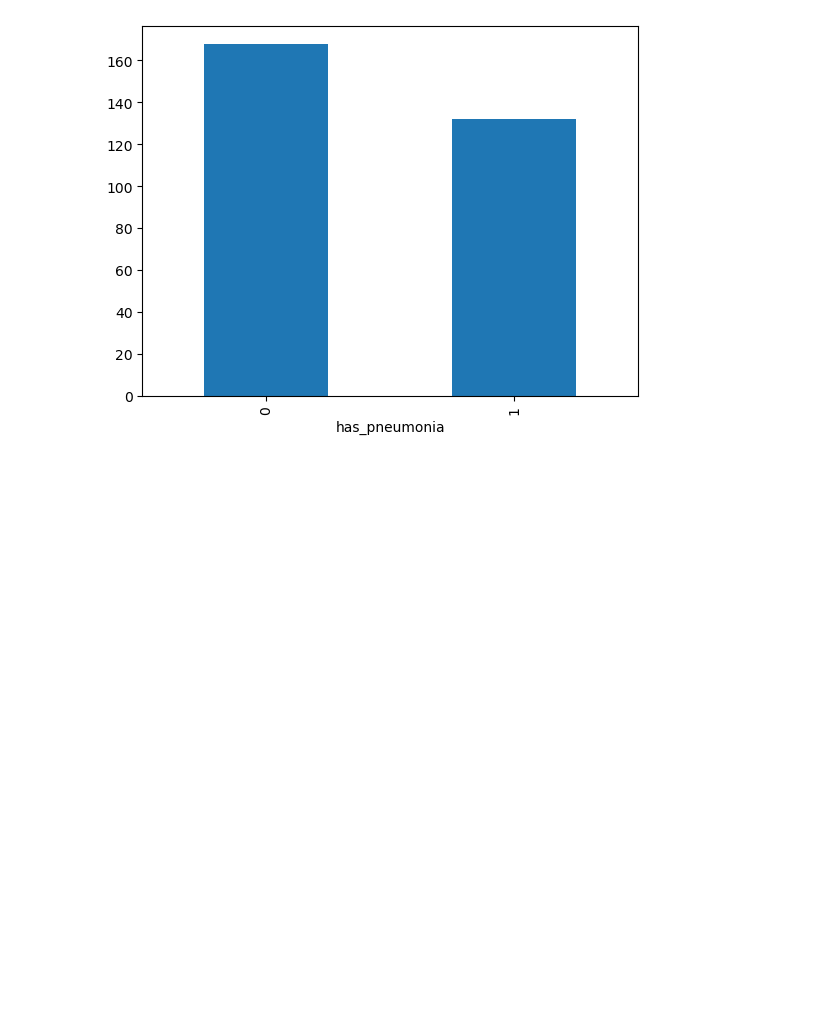
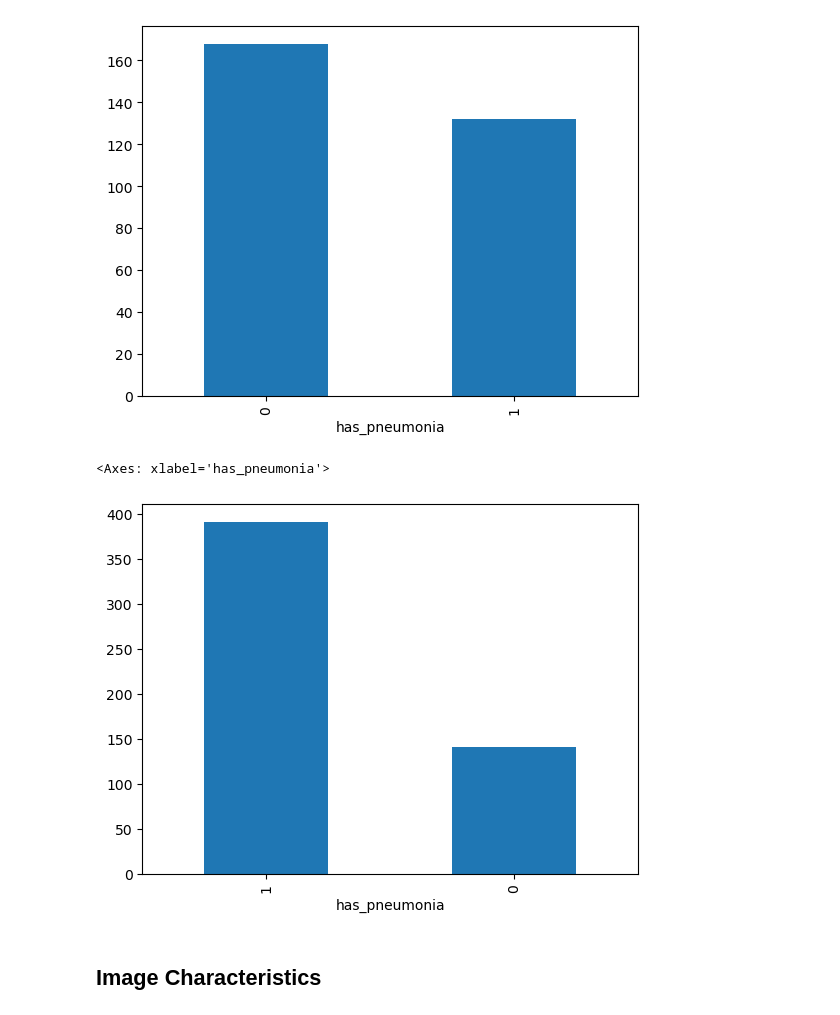
Before and after one commit to lukesaleh/Uncertainty-WGANs, a Jupyter notebook: notebooks/setup_xray.ipynb, the cells around one changed output. Drawn from its saved outputs; the diff is of its cells as text; code cells hidden in the pictures; blank space fills up the shorter version.

```diff
--- a/notebooks/setup_xray.ipynb
+++ b/notebooks/setup_xray.ipynb
@@ -67,3 +136,10 @@ train_df['has_pneumonia'].value_counts().plot(kind='bar')
 # %% [output]
 <Axes: xlabel='has_pneumonia'>
 [figure]
+# %%
+test_df['has_pneumonia'].value_counts().plot(kind='bar')
+# %% [output]
+<Axes: xlabel='has_pneumonia'>
+[figure, added]
+# %% [markdown]
+## Image Characteristics
```
Also changed, not shown: parts of 7 cells of this notebook, 2 other files.
